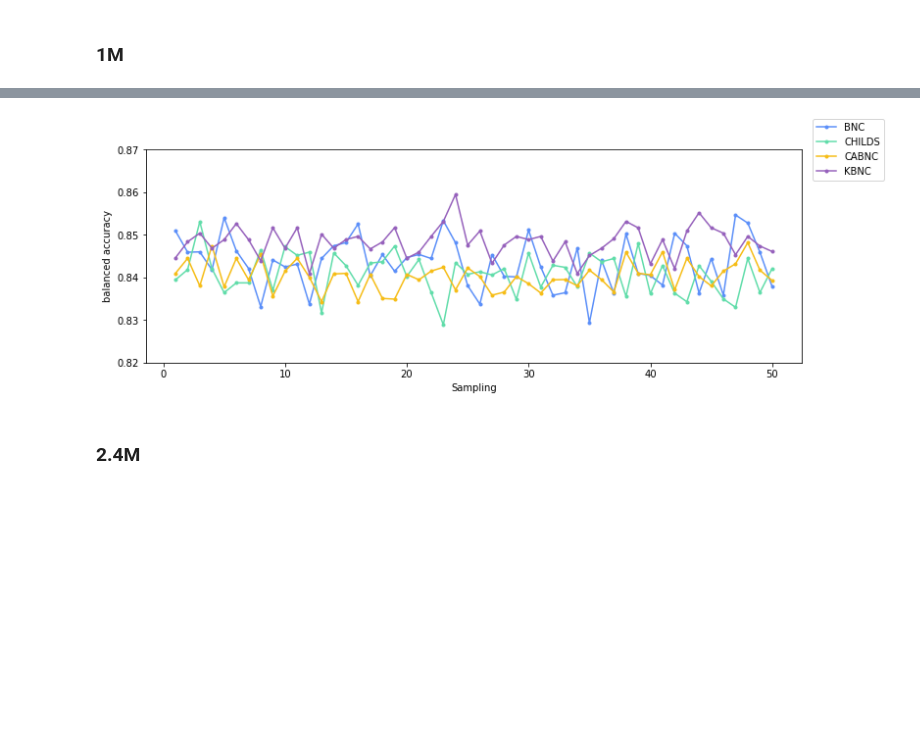
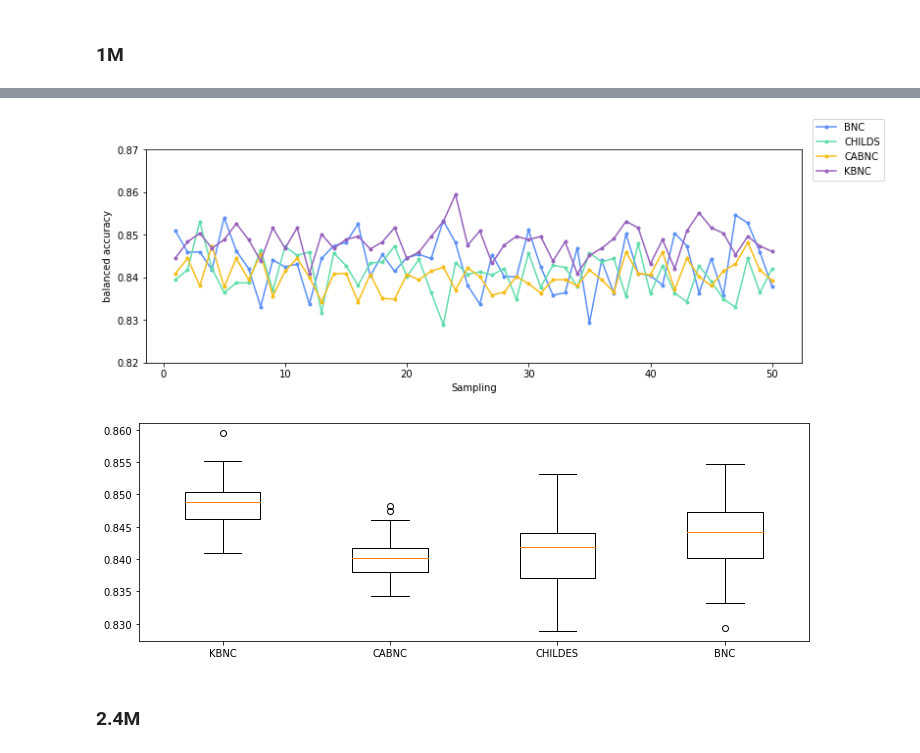
Before and after one commit to DanferWang/Basic_Level_work, a Jupyter notebook: corpora_size/results_by_size.ipynb, the cells around one changed output, grey strips where cells are left out. Saved outputs shown, nothing was run; the diff lists cells and outputs as text; code cells hidden in the pictures; blank space fills up the shorter version.

```diff
--- a/corpora_size/results_by_size.ipynb
+++ b/corpora_size/results_by_size.ipynb
@@ -71,27 +80,36 @@ plt.show()
 # %%
 # balanced accuracy
 kbnc_balancedacc_1m = np.array(kbnc_balanced_acc_df[0:1]).transpose()
 cabnc_balancedacc_1m = np.array(cabnc_balanced_acc_df[0:1]).transpose()
 childes_balancedacc_1m = np.array(childes_balanced_acc_df[0:1]).transpose()
 bnc_balancedacc_1m = np.array(bnc_balanced_acc_df[0:1]).transpose()
 
 fig, ax = plt.subplots()
 fig.set_facecolor('white')
 fig.set_figwidth(12)
 x = np.array([x+1 for x in range(50)])
 ax.plot(x, bnc_balancedacc_1m, label='BNC', marker='.', color='#5B8FF9')
 ax.plot(x, childes_balancedacc_1m, label='CHILDS', marker='.', color='#61DDAA')
 ax.plot(x, cabnc_balancedacc_1m, label='CABNC', marker='.', color='#F6BD16')
 ax.plot(x, kbnc_balancedacc_1m, label='KBNC', marker='.', color='#9661BC')
 
 ax.set(xlabel='Sampling', ylabel='balanced accuracy', ylim=[0.82, 0.87])
 
 fig.legend()
 
 plt.savefig('./readme.assets/Global_1m_acc.png')
 plt.show()
+
+labels = ['KBNC', 'CABNC', 'CHILDES', 'BNC']
+data = pd.concat([kbnc_balanced_acc_df[0:1].transpose(), cabnc_balanced_acc_df[0:1].transpose(), childes_balanced_acc_df[0:1].transpose(), bnc_balanced_acc_df[0:1].transpose()], axis=1, ignore_index=True)
+data.columns = labels
+plt.figure(figsize=(12,4))
+plt.boxplot([data['KBNC'], data['CABNC'], data['CHILDES'], data['BNC']], labels=labels)
+plt.savefig('./readme.assets/Global_1m_acc_box.png')
+plt.show()
 # %% [output]
 [figure]
+[figure, added]
 # %% [markdown]
 ### 2.4M
 # %%
```
Also changed, not shown: parts of 17 cells of this notebook, 21 other files.
